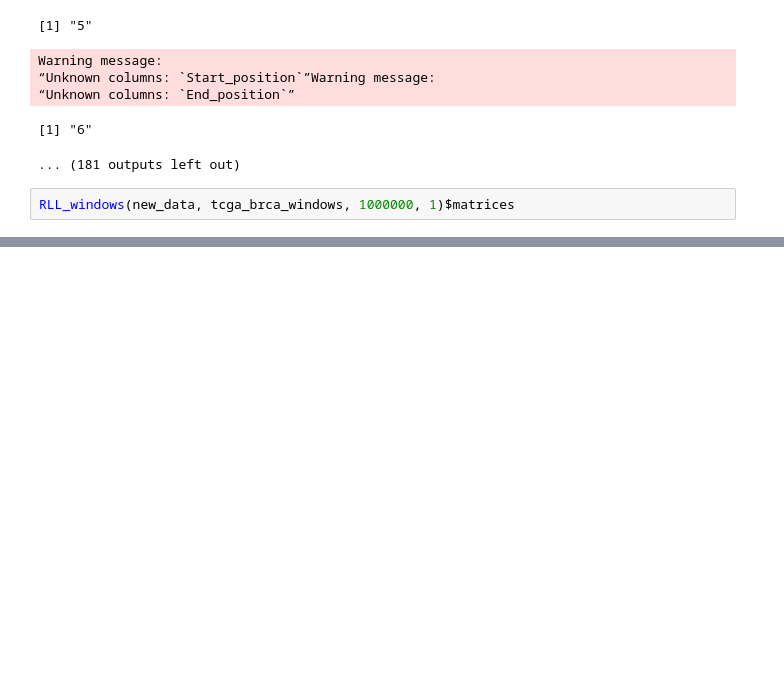
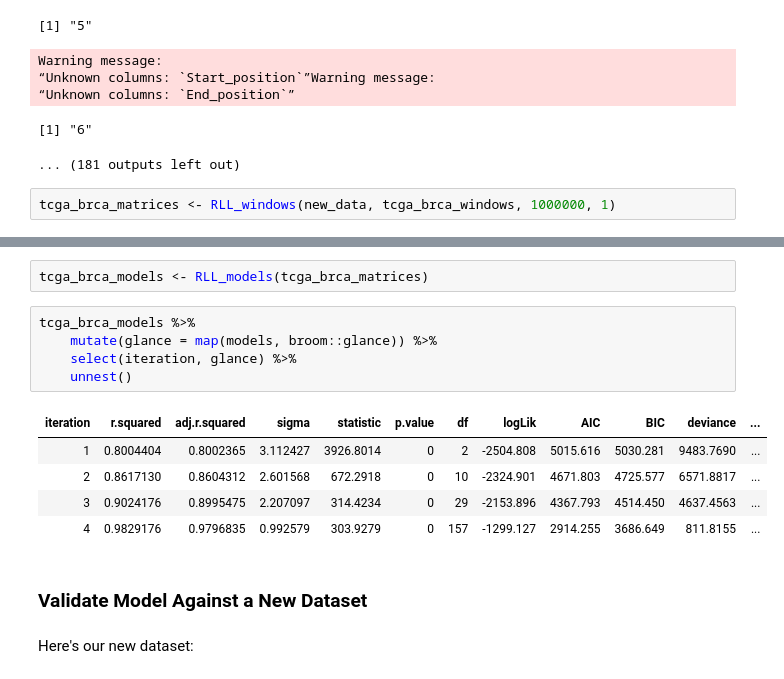
Before and after one commit to cobrbra/ccg, a Jupyter notebook: Code/Loci_to_TMB.ipynb, the cells around one changed output, grey strips where cells are left out. Saved outputs shown, nothing was run; the diff lists cells and outputs as text; blank space fills up the shorter version.

```diff
--- a/Code/Loci_to_TMB.ipynb
+++ b/Code/Loci_to_TMB.ipynb
@@ -130,7 +102,7 @@ Warning message:
 [1] "6"
 ... (181 outputs left out)
 # %%
-RLL_windows(new_data, tcga_brca_windows, 1000000, 1)$matrices
+tcga_brca_matrices <- RLL_windows(new_data, tcga_brca_windows, 1000000, 1)
 # %% [output]
 Warning message:
 “Unknown columns: `Start_position`”Warning message:
@@ -219,0 +124,17 @@ Warning message:
+# %%
+tcga_brca_models <- RLL_models(tcga_brca_matrices)
+# %%
+tcga_brca_models %>%
+    mutate(glance = map(models, broom::glance)) %>%
+    select(iteration, glance) %>%
+    unnest()
+# %% [output]
+| iteration | r.squared | adj.r.squared | sigma | statistic | p.value | df | logLik | AIC | BIC | deviance | ... |
+| 1 | 0.8004404 | 0.8002365 | 3.112427 | 3926.8014 | 0 | 2 | -2504.808 | 5015.616 | 5030.281 | 9483.7690 | ... |
+| 2 | 0.8617130 | 0.8604312 | 2.601568 | 672.2918 | 0 | 10 | -2324.901 | 4671.803 | 4725.577 | 6571.8817 | ... |
+| 3 | 0.9024176 | 0.8995475 | 2.207097 | 314.4234 | 0 | 29 | -2153.896 | 4367.793 | 4514.450 | 4637.4563 | ... |
+| 4 | 0.9829176 | 0.9796835 | 0.992579 | 303.9279 | 0 | 157 | -1299.127 | 2914.255 | 3686.649 | 811.8155 | ... |
+# %% [markdown]
+### Validate Model Against a New Dataset
+# %% [markdown]
+Here's our new dataset:
```
Also changed, not shown: parts of 15 cells of this notebook, 1 other file.
